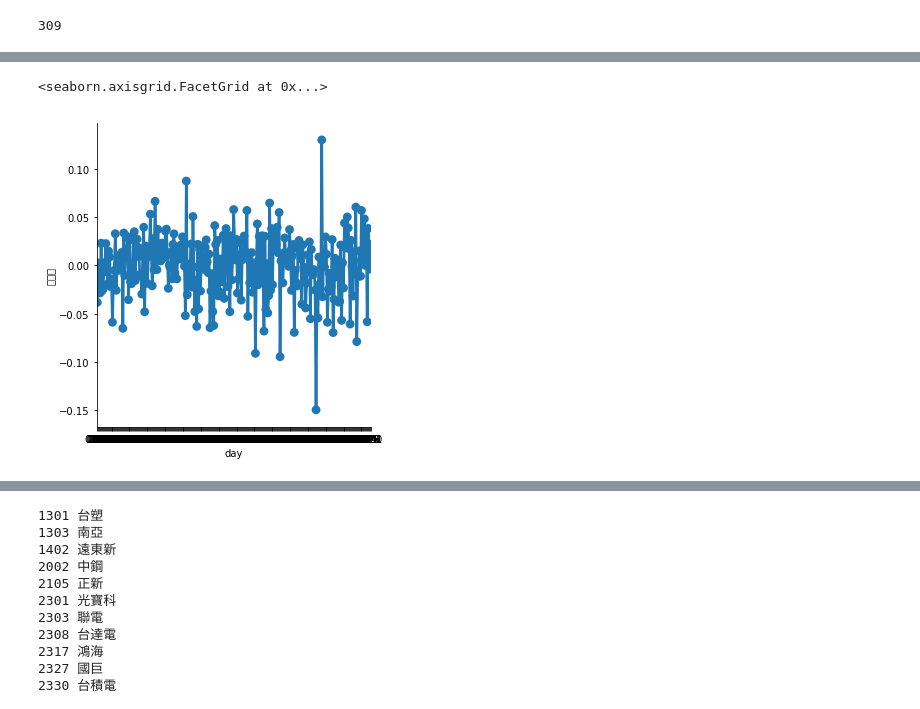
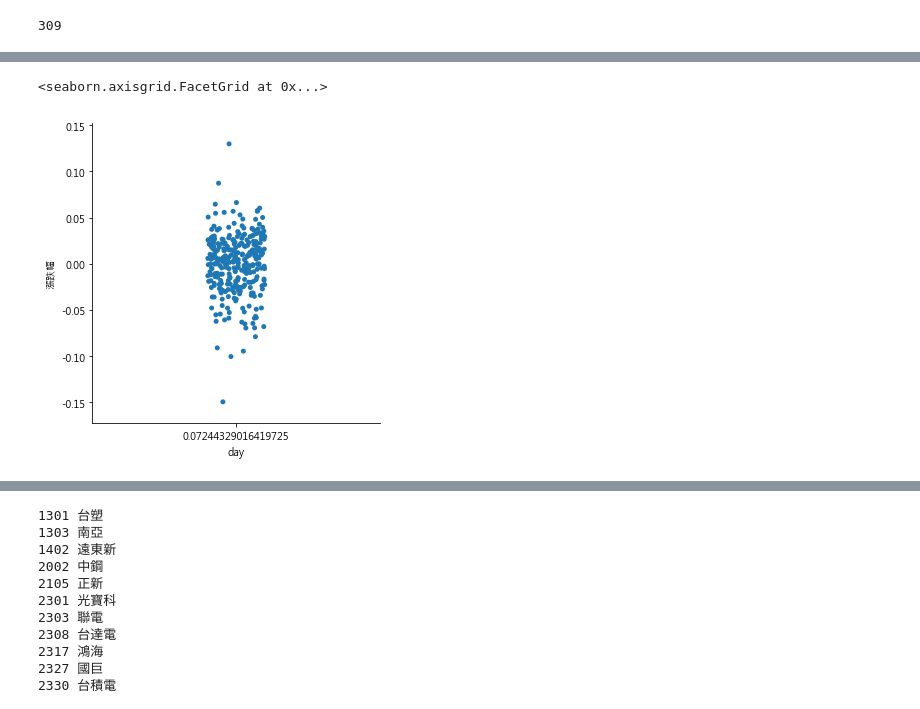
Before and after one commit to D0542562/fund-prediction, a Jupyter notebook: tw50/Taiwan 50.ipynb, the cells around one changed output, grey strips where cells are left out. Saved outputs shown, nothing was run; the diff lists cells and outputs as text; code cells hidden in the pictures.

```diff
--- a/tw50/Taiwan 50.ipynb
+++ b/tw50/Taiwan 50.ipynb
@@ -11,7 +11,7 @@ from sklearn.cluster import KMeans
 from sqlalchemy import create_engine
 from sqlalchemy.ext.automap import automap_base
 
-myfont = FontProperties(fname= '微软正黑体.ttf')
+plt.rcParams['axes.unicode_minus']=False
 %matplotlib inline
 # %%
 conn = sqlite3.connect('tw50.db')
@@ -73,10 +74,10 @@ days_df = pd.DataFrame(
     }
 )
 # %%
-sns.factorplot(data = days_df, x="day", y="漲跌幅", ci = None)
+sns.catplot(data = days_df, x="day", y="漲跌幅", ci = None)
 # %% [output]
 <seaborn.axisgrid.FacetGrid at 0x...>
-[figure, old version]
+[figure, new version]
 # %%
 names = []
 
```
Also changed, not shown: parts of 15 cells of this notebook, 3 other files.
